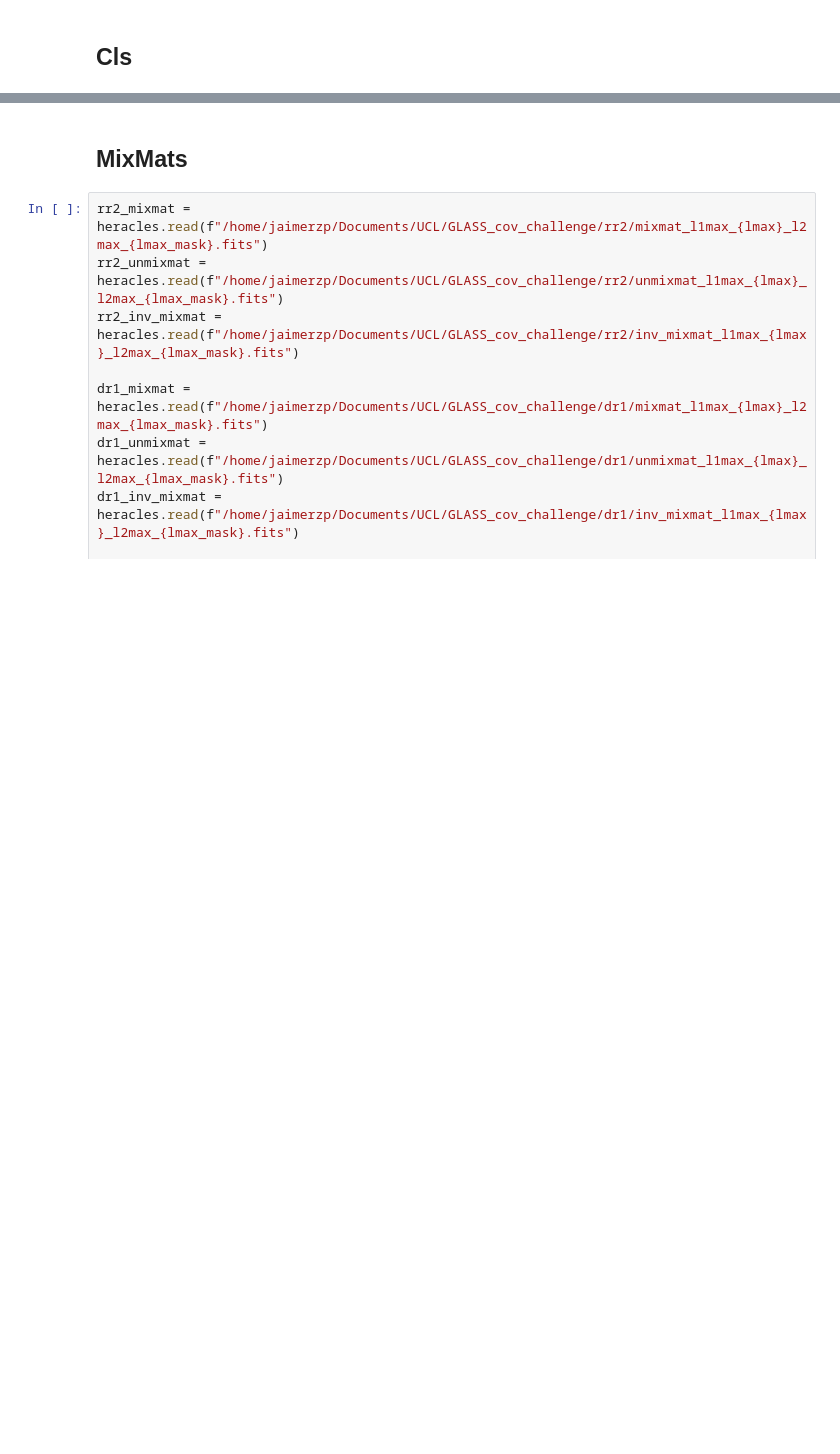
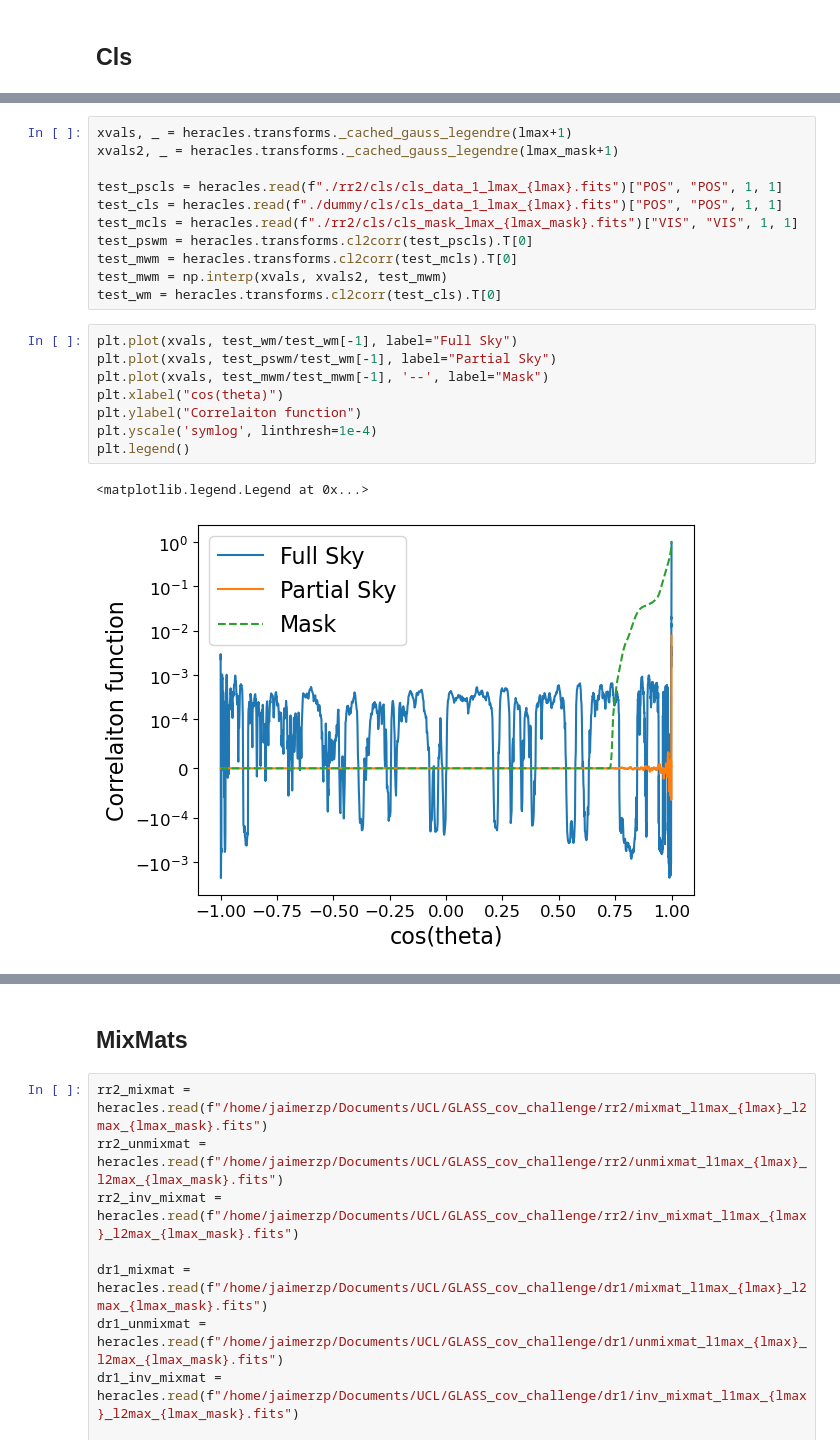
Before and after one commit to JaimeRZP/GLASS_cov_challenge, a Jupyter notebook: unmixing_comparison.ipynb, the cells around one changed output, grey strips where cells are left out. Saved outputs shown, nothing was run; the diff lists cells and outputs as text; blank space fills up the shorter version.

```diff
--- a/unmixing_comparison.ipynb
+++ b/unmixing_comparison.ipynb
@@ -472,0 +465,22 @@ Error:
+# %%
+xvals, _ = heracles.transforms._cached_gauss_legendre(lmax+1)
+xvals2, _ = heracles.transforms._cached_gauss_legendre(lmax_mask+1)
+
+test_pscls = heracles.read(f"./rr2/cls/cls_data_1_lmax_{lmax}.fits")["POS", "POS", 1, 1]
+test_cls = heracles.read(f"./dummy/cls/cls_data_1_lmax_{lmax}.fits")["POS", "POS", 1, 1]
+test_mcls = heracles.read(f"./rr2/cls/cls_mask_lmax_{lmax_mask}.fits")["VIS", "VIS", 1, 1]
+test_pswm = heracles.transforms.cl2corr(test_pscls).T[0]
+test_mwm = heracles.transforms.cl2corr(test_mcls).T[0]
+test_mwm = np.interp(xvals, xvals2, test_mwm)
+test_wm = heracles.transforms.cl2corr(test_cls).T[0]
+# %%
+plt.plot(xvals, test_wm/test_wm[-1], label="Full Sky")
+plt.plot(xvals, test_pswm/test_wm[-1], label="Partial Sky")
+plt.plot(xvals, test_mwm/test_mwm[-1], '--', label="Mask")
+plt.xlabel("cos(theta)")
+plt.ylabel("Correlaiton function")
+plt.yscale('symlog', linthresh=1e-4)
+plt.legend()
+# %% [output]
+<matplotlib.legend.Legend at 0x...>
+[figure, added]
```
Also changed, not shown: parts of 43 cells of this notebook, 8 other files.
